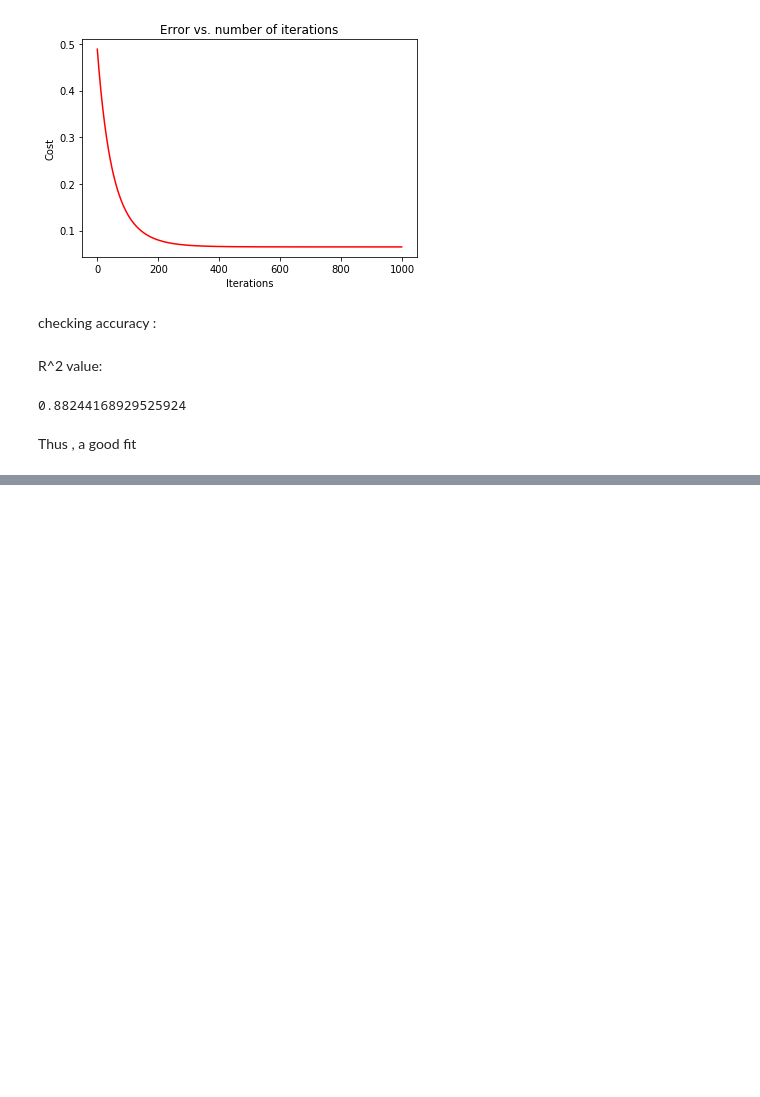
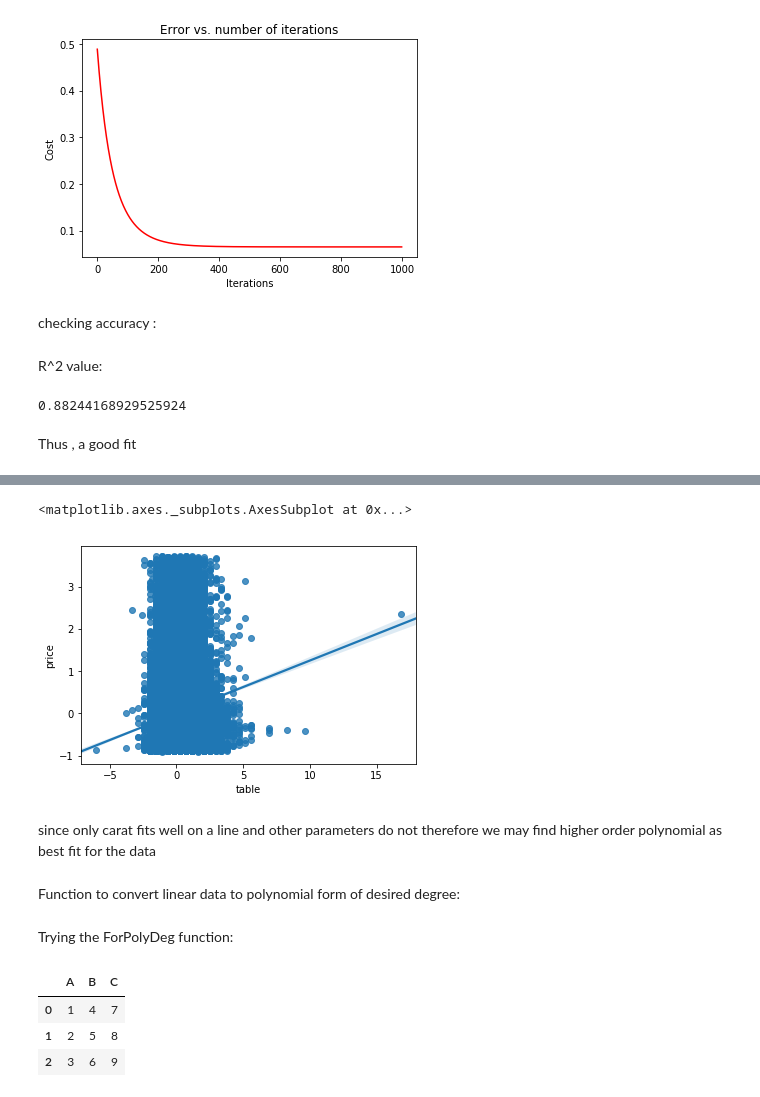
Before and after one commit to InternityFoundation/MachineLearningAlgorithms, a Jupyter notebook: Linear regression/Diamond.ipynb, the cells around one changed output, grey strips where cells are left out. Cells and saved outputs as stored; diff of their text form; code cells hidden in the pictures; blank space fills up the shorter version.

```diff
--- a/Linear regression/Diamond.ipynb
+++ b/Linear regression/Diamond.ipynb
@@ -274,0 +287,9 @@ Thus , a good fit
+# %%
+sns.regplot(x='table',y='price',data=train)
+# %% [output]
+<matplotlib.axes._subplots.AxesSubplot at 0x...>
+[figure, added]
+# %% [markdown]
+since only carat fits well on a line and other parameters do not therefore we may find higher order polynomial as best fit for the data
+# %% [markdown]
+Function to convert linear data to polynomial form of desired degree:
@@ -274,0 +303,13 @@ Thus , a good fit
+# %% [markdown]
+Trying the ForPolyDeg function:
+# %%
+rawData = {'A': [1,2,3],
+        'B': [4,5,6],
+        'C': [7,8,9]}
+testingPol = pd.DataFrame(rawData, columns = ['A', 'B', 'C'])
+testingPol
+# %% [output]
+|  | A | B | C |
+| 0 | 1 | 4 | 7 |
+| 1 | 2 | 5 | 8 |
+| 2 | 3 | 6 | 9 |
```
Also changed, not shown: parts of 41 cells of this notebook.
